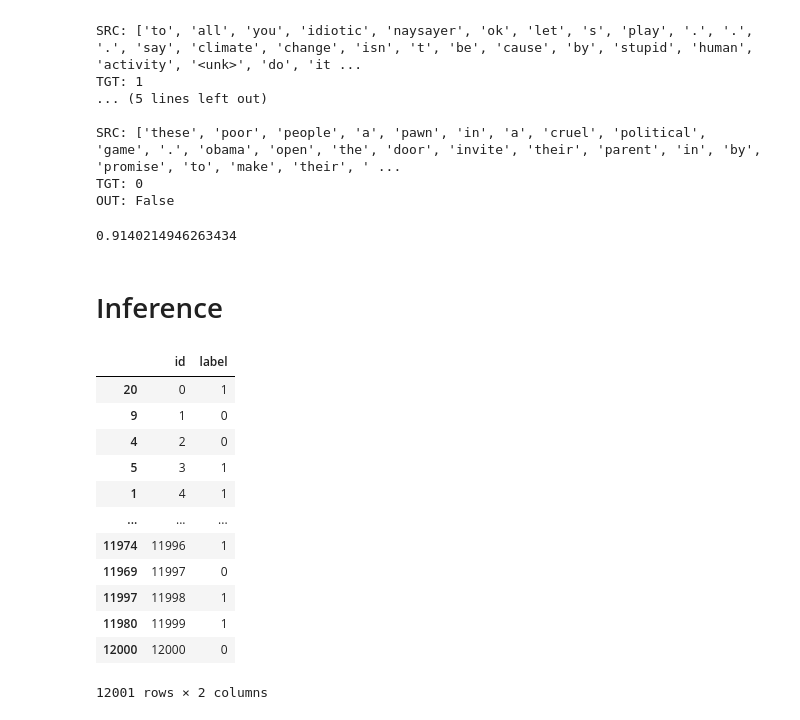
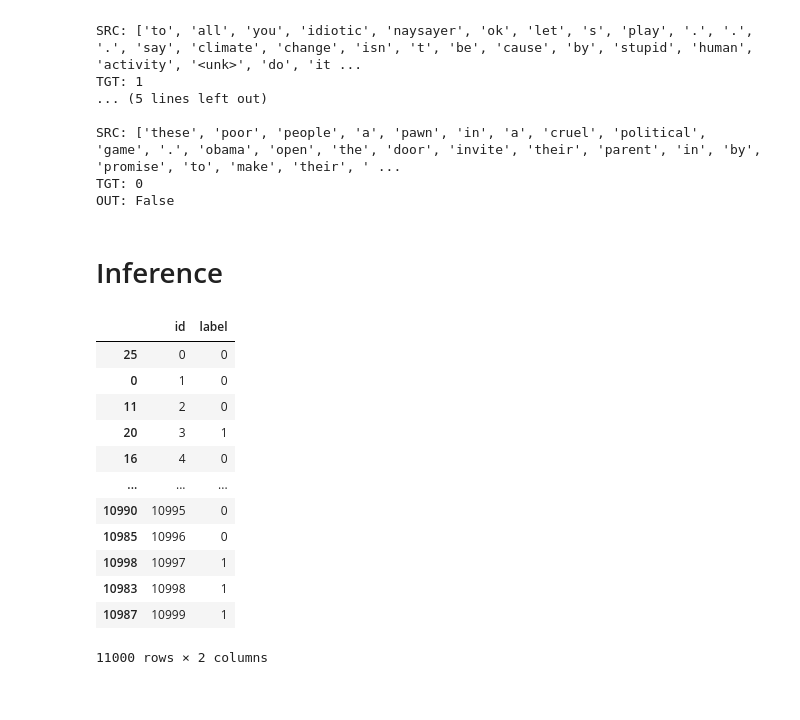
Before and after one commit to nlgkhoi/aalto-snlp-project-spring-2024, a Jupyter notebook: rnn.ipynb, the cells around one changed output. Cells and saved outputs as stored; diff of their text form; code cells hidden in the pictures.

```diff
--- a/rnn.ipynb
+++ b/rnn.ipynb
@@ -337,7 +337,7 @@ class LSTM_CNN(nn.Module):
         self.conv_output_size = num_filters * len(kernel_sizes)
 
         # LSTM
-        self.lstm = nn.LSTM(input_size=self.conv_output_size, hidden_size=hidden_size, num_layers=1, batch_first=False, dropout=dropout, bidirectional=False)
+        self.lstm = nn.LSTM(input_size=self.conv_output_size, hidden_size=hidden_size, num_layers=1, batch_first=False, dropout=dropout, bidirectional=True)
 
         # FC layers
         self.fc1 = nn.Linear(hidden_size, 128)
@@ -805,7 +806,7 @@ lstm_glove.load_state_dict(torch.load('models/lstm_glove.pth'))
 # %%
 hidden_size = 256
 embed_size = 100
-lstm_cnn_glove = LSTM_CNN(trainset.vocab_size, embed_size, hidden_size, num_filters=100, kernel_sizes= [3, 4, 5], dropout=0.2, glove_embeddings=None).to(device)
+lstm_cnn_glove = LSTM_CNN(trainset.vocab_size, embed_size, hidden_size, num_filters=100, kernel_sizes= [3, 4, 5], dropout=0.3, glove_embeddings=None).to(device)
 lstm_cnn_glove.load_state_dict(torch.load('models/lstm_cnn_glove.pth'))
 # %% [output]
 <All keys matched successfully>
@@ -825,6 +826,7 @@ def classify(lstm, pad_src_seqs, src_seq_lengths):
     """
     # YOUR CODE HERE
     with torch.no_grad():
+        lstm.eval()
         pad_src_seqs = pad_src_seqs.to(device)
         lstm_hidden = lstm.init_hidden(pad_src_seqs.shape[1], device)
         outputs = lstm(pad_src_seqs, src_seq_lengths, lstm_hidden)
@@ -898,8 +881,3 @@ def test_f1_score(lstm, dataloader=valloader):
-# %%
-# print(test_accuracy(lstm_glove, valloader))
-print(test_f1_score(lstm_cnn_glove, valloader))
-# %% [output]
-0.9140214946263434
 # %% [markdown]
 # Inference
 # %%
@@ -914,40 +892,40 @@ testloader = DataLoader(dataset=testset, batch_size=32, shuffle=False, collate_f
 # %%
 # do inference on test set and save the results into csv file
 def test_inference(lstm, output_filename='submission.csv', testset=testset):
     testloader = DataLoader(dataset=testset, batch_size=32, shuffle=False, collate_fn=collate, pin_memory=True)
     out = []
     indices = []
     for i, (src_seqs, src_seq_lengths, tgt_labels, ids) in enumerate(testloader):
         out_seqs = classify(lstm, src_seqs, src_seq_lengths)
         try:
             out.extend(out_seqs.squeeze().cpu().numpy())
         except:
             out.append(out_seqs.squeeze().cpu().numpy())
         indices.extend(ids)
     df = pd.DataFrame({'id': indices, 'label': out})
     # convert label to int
     df['label'] = df['label'].astype(int)
     # sort by id
     df = df.sort_values(by='id')
     df.to_csv(output_filename, index=False)
     return df
 
-# test_inference(lstm_cnn_glove, output_filename='dev_inference.csv', testset=valset)
-test_inference(lstm_cnn_glove, output_filename='submission.csv', testset=testset)
+test_inference(lstm_cnn_glove, output_filename='dev_inference.csv', testset=valset)
+# test_inference(lstm_cnn_glove, output_filename='submission.csv', testset=testset)
 # %% [output]
 |  | id | label |
-| 20 | 0 | 1 |
-| 9 | 1 | 0 |
-| 4 | 2 | 0 |
-| 5 | 3 | 1 |
-| 1 | 4 | 1 |
+| 25 | 0 | 0 |
+| 0 | 1 | 0 |
+| 11 | 2 | 0 |
+| 20 | 3 | 1 |
+| 16 | 4 | 0 |
 | ... | ... | ... |
-| 11974 | 11996 | 1 |
-| 11969 | 11997 | 0 |
-| 11997 | 11998 | 1 |
-| 11980 | 11999 | 1 |
-| 12000 | 12000 | 0 |
+| 10990 | 10995 | 0 |
+| 10985 | 10996 | 0 |
+| 10998 | 10997 | 1 |
+| 10983 | 10998 | 1 |
+| 10987 | 10999 | 1 |
-12001 rows × 2 columns
+11000 rows × 2 columns
 # %%
 # import precision_score, recall_score, f1_score
 from sklearn.metrics import precision_score, recall_score, f1_score
```
Also changed, not shown: parts of 4 cells of this notebook, 2 other files.
